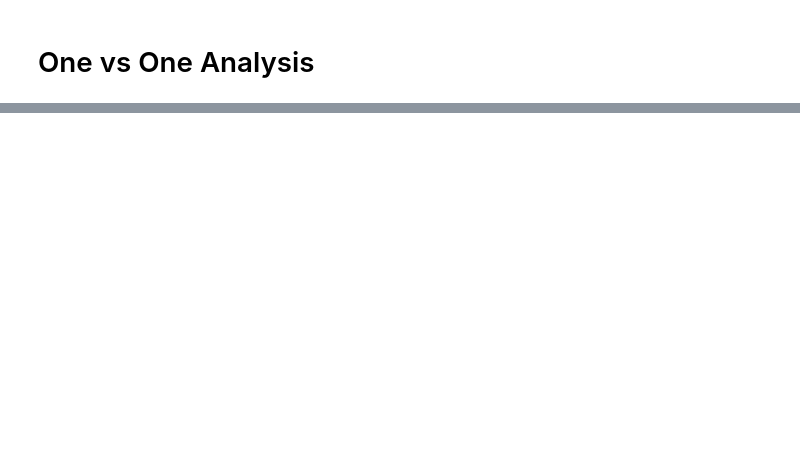
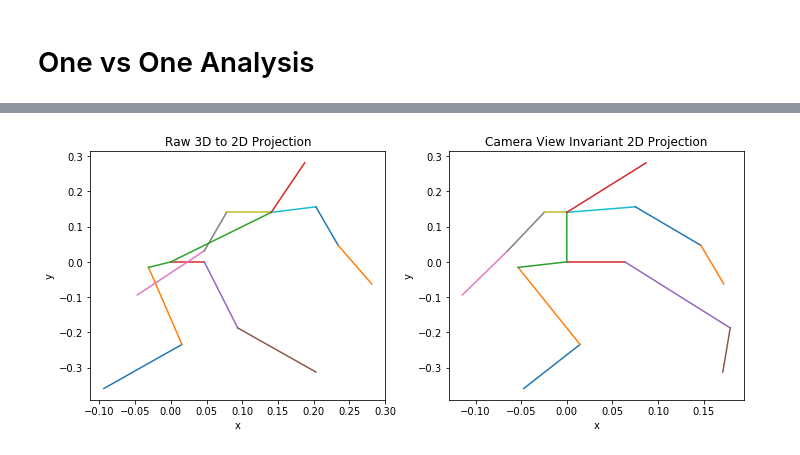
Before and after one commit to MattWear21/GKBodyPose, a Jupyter notebook: PoseAnalysis/OnevOneAnalysis.ipynb, the cells around one changed output, grey strips where cells are left out. Saved outputs shown, nothing was run; the diff lists cells and outputs as text; code cells hidden in the pictures; blank space fills up the shorter version.

```diff
--- a/PoseAnalysis/OnevOneAnalysis.ipynb
+++ b/PoseAnalysis/OnevOneAnalysis.ipynb
@@ -59,0 +116,3 @@ mpii_edges = [[0, 1], [1, 2], [2, 6], [6, 3], [3, 4], [4, 5],
+# %%
+sets_3d = set_3d_df.loc[:,'0':'47'].values
+print(sets_3d.shape)
@@ -59,0 +164,13 @@ mpii_edges = [[0, 1], [1, 2], [2, 6], [6, 3], [3, 4], [4, 5],
+# %%
+pose_id = 2
+fig = plt.figure(figsize=(10, 8))
+ax = fig.add_subplot(2, 2, 1)
+gk.plot2D(ax, gk.pose_to_matrix(sets_3d[pose_id]), mpii_edges)
+ax.set_title('Raw 3D to 2D Projection')
+ax = fig.add_subplot(2, 2, 2)
+gk.plot2D(ax, gk.pose_to_matrix(sets_3d_cvi[pose_id][:-1]), mpii_edges)
+ax.set_title('Camera View Invariant 2D Projection')
+plt.tight_layout()
+plt.show()
+# %% [output]
+[figure, added]
```
Also changed, not shown: parts of 42 cells of this notebook, 1 other file.
